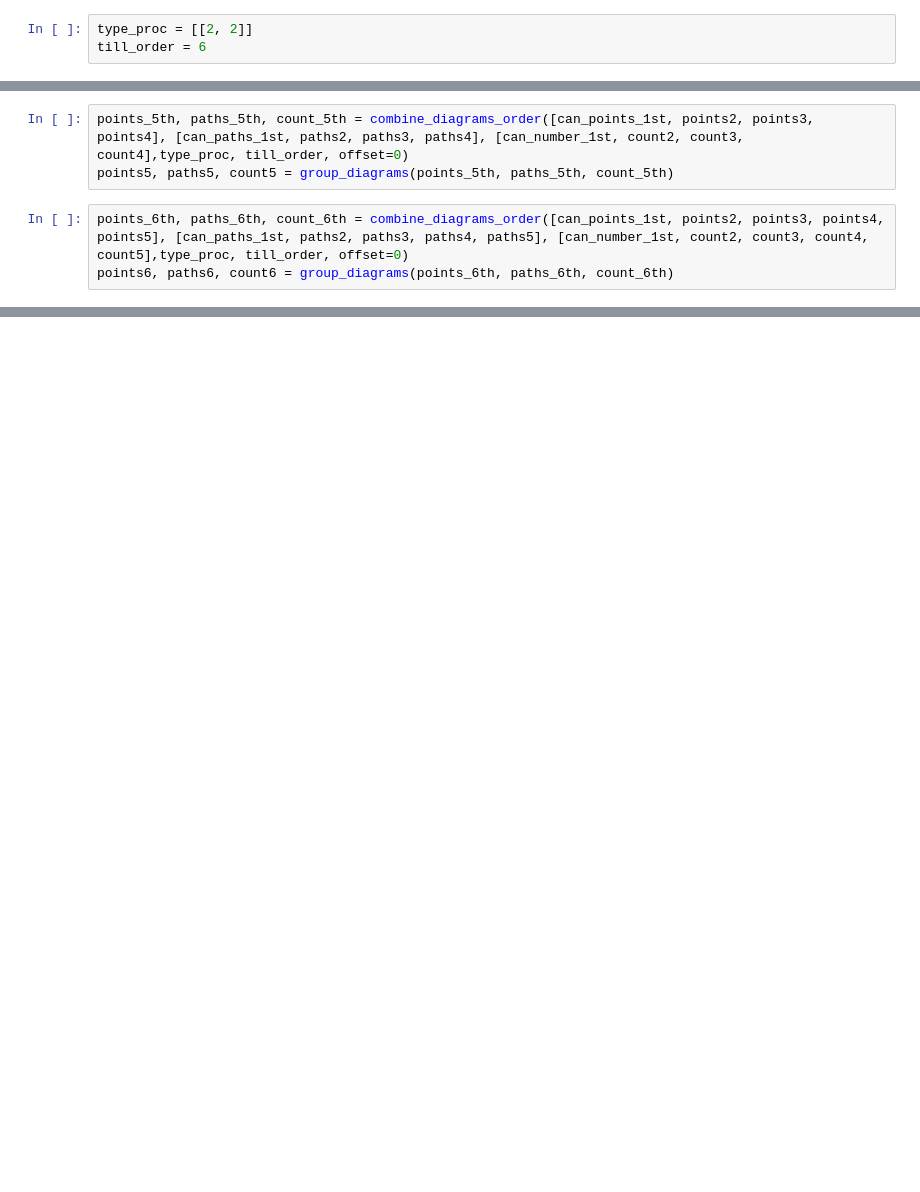
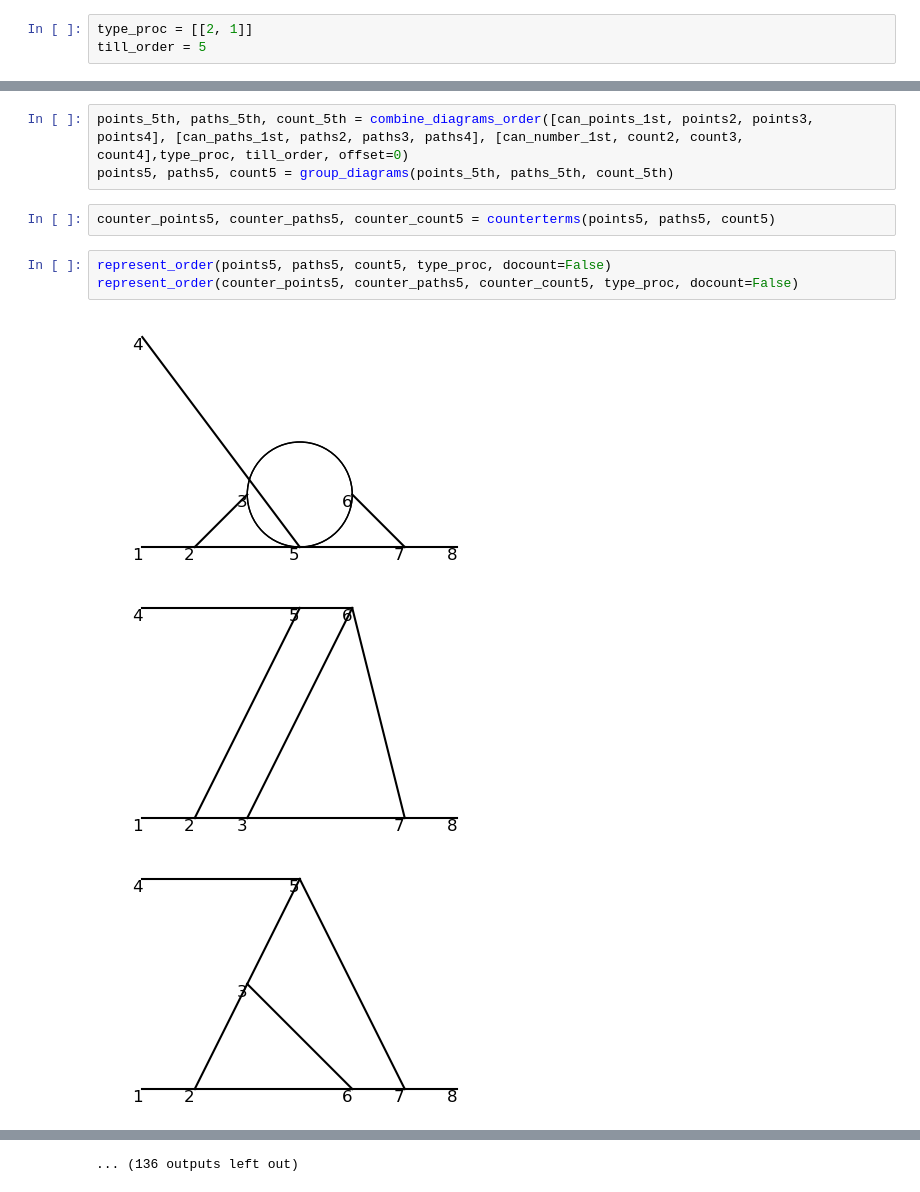
Before and after one commit to liuzhuozhuo/edp-renormalization, a Jupyter notebook: python/gluons.ipynb, the cells around one changed output, grey strips where cells are left out. Saved outputs shown, nothing was run; the diff lists cells and outputs as text; blank space fills up the shorter version.

```diff
--- a/python/gluons.ipynb
+++ b/python/gluons.ipynb
@@ -19,8 +19,8 @@ from tqdm import tqdm
 from functions.can_diagrams.gluon_diagrams import *
 from functions.gluon_functions import *
 # %%
-type_proc = [[2, 2]]
-till_order = 6
+type_proc = [[2, 1]]
+till_order = 5
 # %%
 points_2nd, paths_2nd, count_2nd = combine_diagrams_order([can_points_1st], [can_paths_1st], [can_number_1st], type_proc, till_order, offset=0)
 points2, paths2, count2 = group_diagrams(points_2nd, paths_2nd, count_2nd)
@@ -67,6 +39,12 @@ represent_order(points4, paths4, count4, typeofproc=type_proc)
 # %%
 points_5th, paths_5th, count_5th = combine_diagrams_order([can_points_1st, points2, points3, points4], [can_paths_1st, paths2, paths3, paths4], [can_number_1st, count2, count3, count4],type_proc, till_order, offset=0)
 points5, paths5, count5 = group_diagrams(points_5th, paths_5th, count_5th)
-# %%
-points_6th, paths_6th, count_6th = combine_diagrams_order([can_points_1st, points2, points3, points4, points5], [can_paths_1st, paths2, paths3, paths4, paths5], [can_number_1st, count2, count3, count4, count5],type_proc, till_order, offset=0)
-points6, paths6, count6 = group_diagrams(points_6th, paths_6th, count_6th)
+# %%
+counter_points5, counter_paths5, counter_count5 = counterterms(points5, paths5, count5)
+# %%
+represent_order(points5, paths5, count5, type_proc, docount=False)
+represent_order(counter_points5, counter_paths5, counter_count5, type_proc, docount=False)
+# %% [output]
+[figure, added]
+[figure, added]
+[figure, added]
@@ -72,0 +60 @@ points6, paths6, count6 = group_diagrams(points_6th, paths_6th, count_6th)
+... (136 outputs left out)
```
Also changed, not shown: parts of 3 cells of this notebook, 2 other files.
